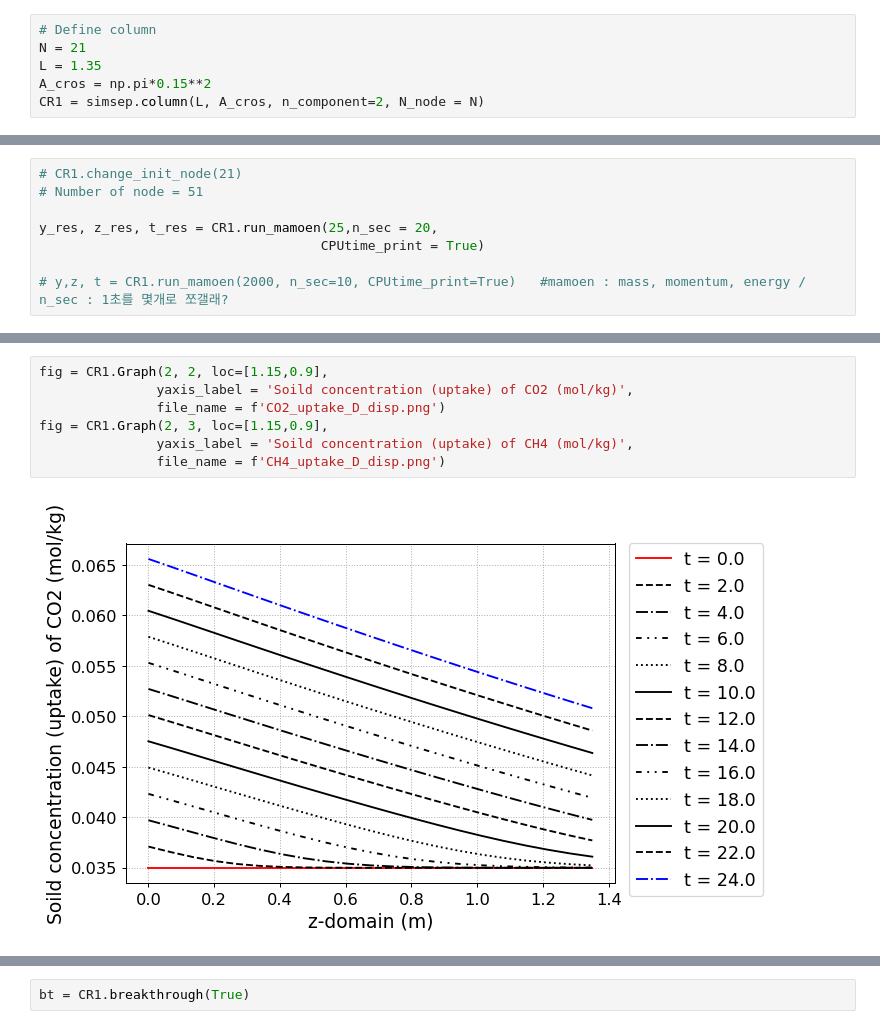
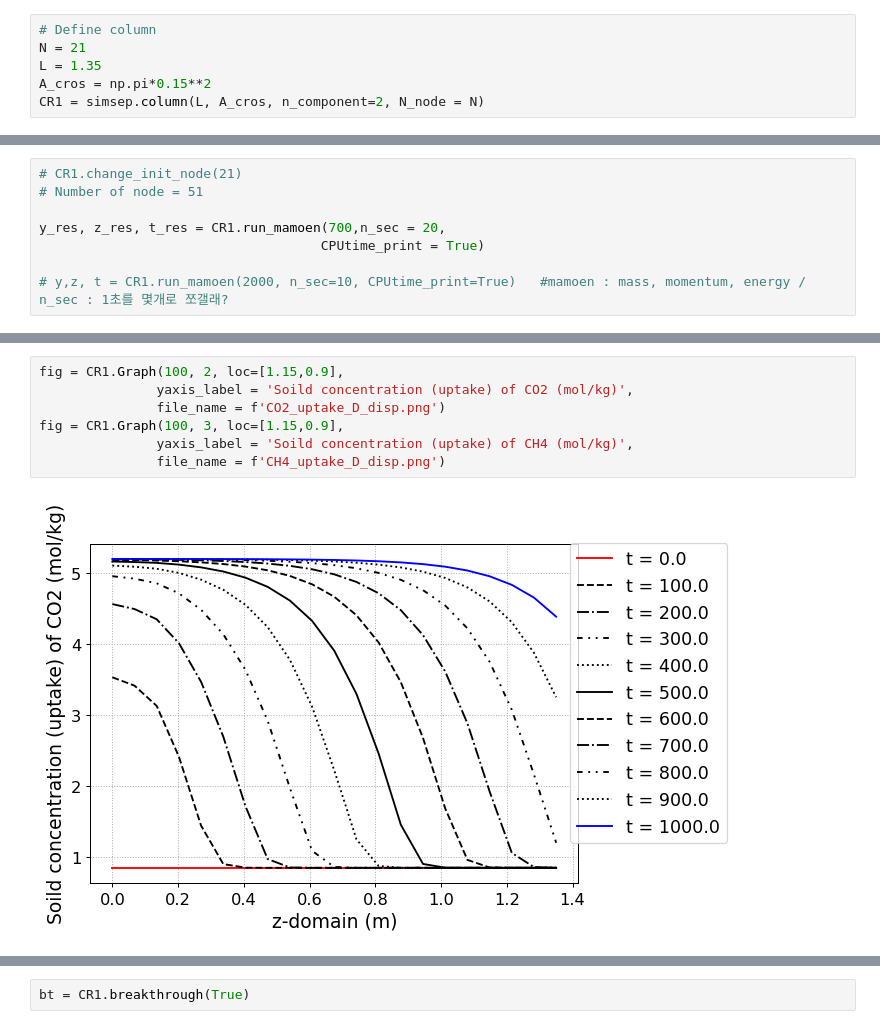
Before and after one commit to NahyeonAn/pyAPEP, a Jupyter notebook: Examples.ipynb, the cells around one changed output, grey strips where cells are left out. Saved outputs shown, nothing was run; the diff lists cells and outputs as text.

```diff
--- a/Examples.ipynb
+++ b/Examples.ipynb
@@ -242,7 +246,7 @@ Assigned velocity option: True
 # CR1.change_init_node(21)
 # Number of node = 51
 
-y_res, z_res, t_res = CR1.run_mamoen(25,n_sec = 20,
+y_res, z_res, t_res = CR1.run_mamoen(700,n_sec = 20,
                                     CPUtime_print = True)
 
 # y,z, t = CR1.run_mamoen(2000, n_sec=10, CPUtime_print=True)   #mamoen : mass, momentum, energy / n_sec : 1초를 몇개로 쪼갤래?
@@ -258,9 +373,9 @@ NameError: name 'CR1' is not defined
 # %%
-fig = CR1.Graph(2, 2, loc=[1.15,0.9],
+fig = CR1.Graph(100, 2, loc=[1.15,0.9],
                yaxis_label = 'Soild concentration (uptake) of CO2 (mol/kg)',
                file_name = f'CO2_uptake_D_disp.png')
-fig = CR1.Graph(2, 3, loc=[1.15,0.9],
+fig = CR1.Graph(100, 3, loc=[1.15,0.9],
                yaxis_label = 'Soild concentration (uptake) of CH4 (mol/kg)',
                file_name = f'CH4_uptake_D_disp.png')
 # %% [output]
-[figure, old version]
+[figure, new version]
```
Also changed, not shown: parts of 16 cells of this notebook, 8 other files.
